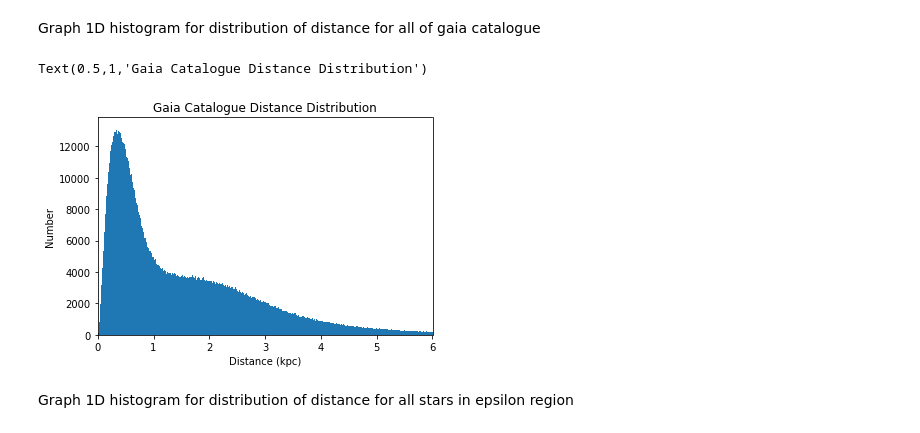
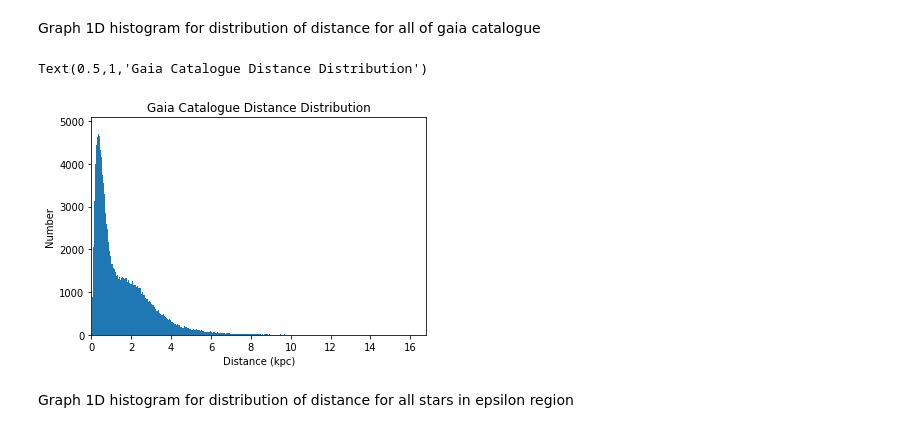
Before and after one commit to mwbub/Gaia-I3, a Jupyter notebook: Code/mock_data/sampling/selection function spherical.ipynb, the cells around one changed output. Drawn from its saved outputs; the diff is of its cells as text; code cells hidden in the pictures.

```diff
--- a/Code/mock_data/sampling/selection function spherical.ipynb
+++ b/Code/mock_data/sampling/selection function spherical.ipynb
@@ -15,7 +15,7 @@ dist, dist_err = samples.T
 Define parammeters for making histogram. All units in kpc.
 # %%
 d_pixel = 0.001
-d_max = 6
+d_max = np.max(dist)
 d_min = 0
 bins = int((d_max - d_min)/d_pixel)
 epsilon = 0.2
@@ -31,13 +31,13 @@ Graph 1D histogram for distribution of distance for all of gaia catalogue
 # %%
 plt.figure(1)
 histogram_gaia, edges, patches = plt.hist(dist, bins = bins)
-plt.xlim(d_min, d_max)
+plt.xlim((d_min, d_max))
 plt.xlabel("Distance (kpc)")
 plt.ylabel("Number")
 plt.title("Gaia Catalogue Distance Distribution")
 # %% [output]
 Text(0.5,1,'Gaia Catalogue Distance Distribution')
-[figure, old version]
+[figure, new version]
 # %% [markdown]
 Graph 1D histogram for distribution of distance for all stars in epsilon region
 # %%
```
Also changed, not shown: parts of 2 cells of this notebook.
